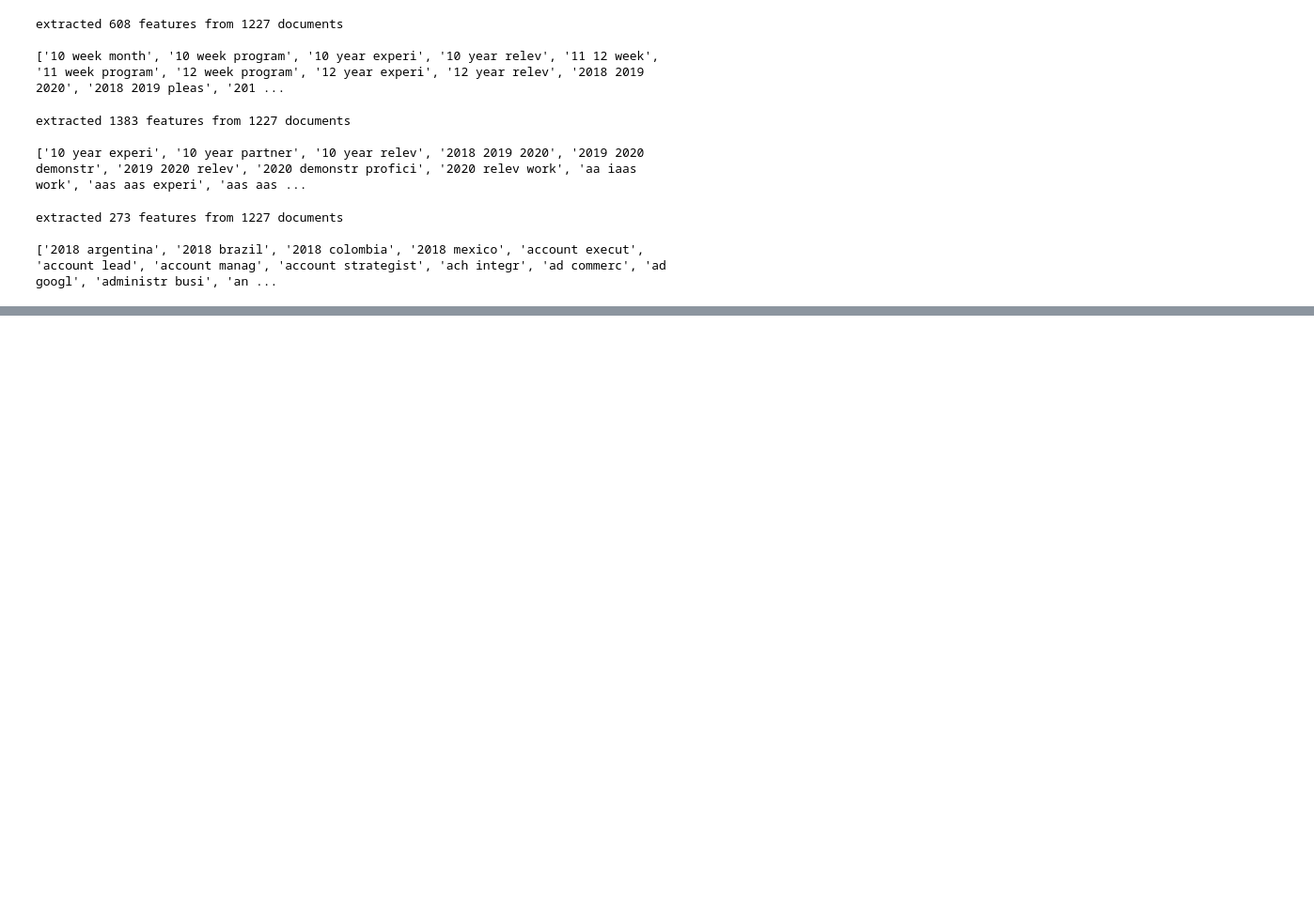
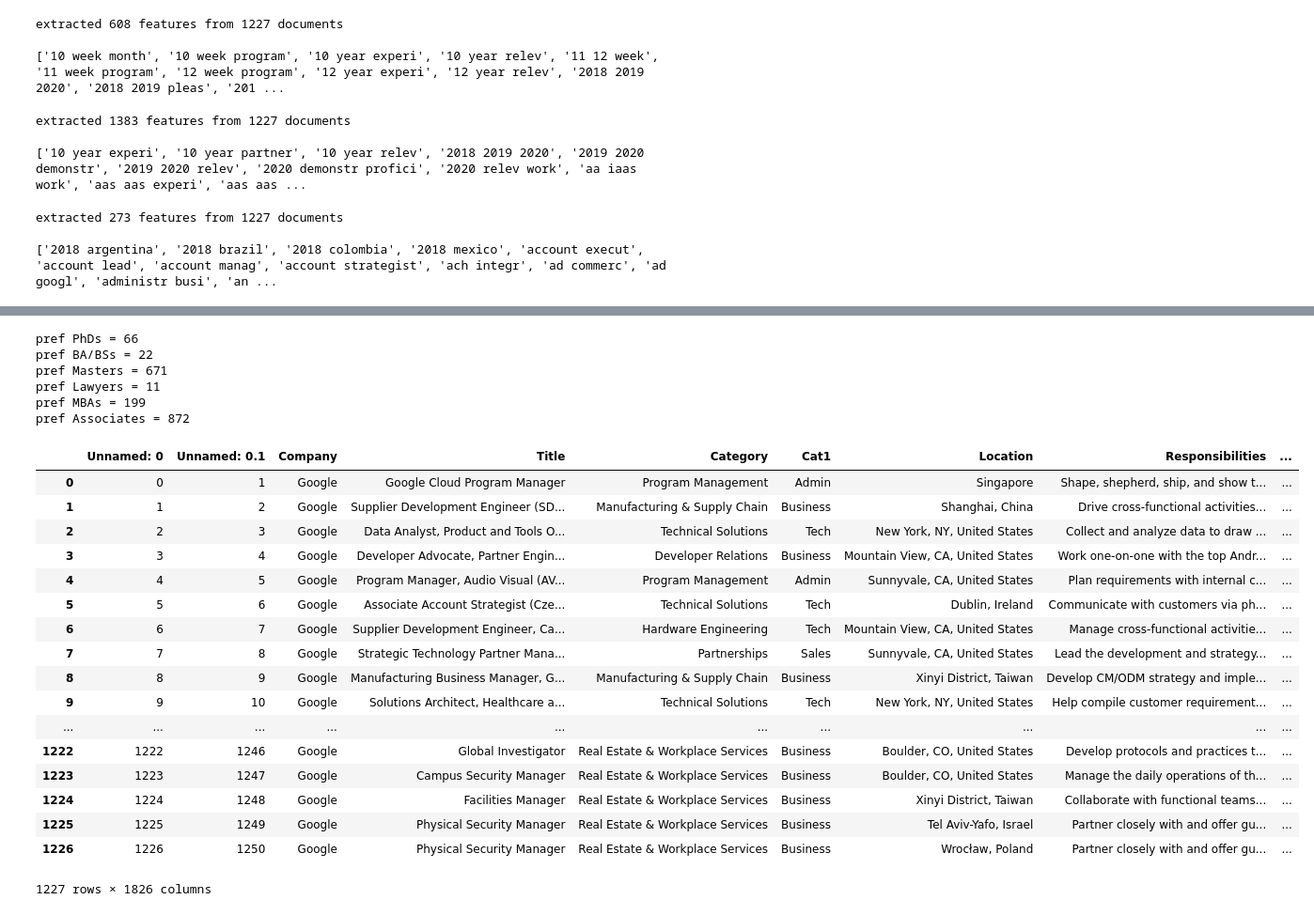
Before and after one commit to RyanGale-AK/Job-Match-Prediction, a Jupyter notebook: text_cleaning.ipynb, the cells around one changed output, grey strips where cells are left out. Shown: that part at 94% size. Saved outputs shown, nothing was run; the diff lists cells and outputs as text; code cells hidden in the pictures; blank space fills up the shorter version.

Commit message:
added preferred degree qualification features

```diff
--- a/text_cleaning.ipynb
+++ b/text_cleaning.ipynb
@@ -155,0 +191,49 @@ extracted 273 features from 1227 documents
+# %%
+# extract preferred degree qualifications
+phd = []
+babs = []
+mstr = []
+dct = []
+mba = []
+asc = []
+for a in data['Preferred.Qualifications']:
+    if a is None:
+        a = ""
+    if (str(a).lower().find("phd") != -1):
+        phd.append(1)
+    else:
+        phd.append(0)
+    if (str(a).lower().find("ba/bs") != -1 or str(a).lower().find("bachelor") != -1):
+        babs.append(1)
+    else:
+        babs.append(0)
+    if (str(a).lower().find("ms") != -1 or str(a).lower().find("master") != -1):
+        mstr.append(1)
+    else:
+        mstr.append(0)
+    if (str(a).lower().find("juris") != -1):
+        dct.append(1)
+    else:
+        dct.append(0)
+    if (str(a).lower().find("mba") != -1):
+        mba.append(1)
+    else:
+        mba.append(0)
+    if (str(a).lower().find("aa") != -1 or str(a).lower().find("as") != -1):
+        asc.append(1)
+    else:
+        asc.append(0)
+
+print("pref PhDs = " + str(sum(phd[1:])))
+print("pref BA/BSs = " + str(sum(babs[1:])))
+print("pref Masters = " + str(sum(mstr[1:])))
+print("pref Lawyers = " + str(sum(dct[1:])))
+print("pref MBAs = " + str(sum(mba[1:])))
+print("pref Associates = " + str(sum(asc[1:])))
+# %% [output]
+pref PhDs = 66
+pref BA/BSs = 22
+pref Masters = 671
+pref Lawyers = 11
+pref MBAs = 199
+pref Associates = 872
@@ -155,0 +251,22 @@ extracted 273 features from 1227 documents
+# %%
+datad = pd.read_csv('dtm_jobs_v2.csv', dtype = str)
+datad
+# %% [output]
+|  | Unnamed: 0 | Unnamed: 0.1 | Company | Title | Category | Cat1 | Location | Responsibilities | ... |
+| 0 | 0 | 1 | Google | Google Cloud Program Manager | Program Management | Admin | Singapore | Shape, shepherd, ship, and show t... | ... |
+| 1 | 1 | 2 | Google | Supplier Development Engineer (SD... | Manufacturing & Supply Chain | Business | Shanghai, China | Drive cross-functional activities... | ... |
+| 2 | 2 | 3 | Google | Data Analyst, Product and Tools O... | Technical Solutions | Tech | New York, NY, United States | Collect and analyze data to draw ... | ... |
+| 3 | 3 | 4 | Google | Developer Advocate, Partner Engin... | Developer Relations | Business | Mountain View, CA, United States | Work one-on-one with the top Andr... | ... |
+| 4 | 4 | 5 | Google | Program Manager, Audio Visual (AV... | Program Management | Admin | Sunnyvale, CA, United States | Plan requirements with internal c... | ... |
+| 5 | 5 | 6 | Google | Associate Account Strategist (Cze... | Technical Solutions | Tech | Dublin, Ireland | Communicate with customers via ph... | ... |
+| 6 | 6 | 7 | Google | Supplier Development Engineer, Ca... | Hardware Engineering | Tech | Mountain View, CA, United States | Manage cross-functional activitie... | ... |
+| 7 | 7 | 8 | Google | Strategic Technology Partner Mana... | Partnerships | Sales | Sunnyvale, CA, United States | Lead the development and strategy... | ... |
+| 8 | 8 | 9 | Google | Manufacturing Business Manager, G... | Manufacturing & Supply Chain | Business | Xinyi District, Taiwan | Develop CM/ODM strategy and imple... | ... |
+| 9 | 9 | 10 | Google | Solutions Architect, Healthcare a... | Technical Solutions | Tech | New York, NY, United States | Help compile customer requirement... | ... |
+| ... | ... | ... | ... | ... | ... | ... | ... | ... | ... |
+| 1222 | 1222 | 1246 | Google | Global Investigator | Real Estate & Workplace Services | Business | Boulder, CO, United States | Develop protocols and practices t... | ... |
+| 1223 | 1223 | 1247 | Google | Campus Security Manager | Real Estate & Workplace Services | Business | Boulder, CO, United States | Manage the daily operations of th... | ... |
+| 1224 | 1224 | 1248 | Google | Facilities Manager | Real Estate & Workplace Services | Business | Xinyi District, Taiwan | Collaborate with functional teams... | ... |
+| 1225 | 1225 | 1249 | Google | Physical Security Manager | Real Estate & Workplace Services | Business | Tel Aviv-Yafo, Israel | Partner closely with and offer gu... | ... |
+| 1226 | 1226 | 1250 | Google | Physical Security Manager | Real Estate & Workplace Services | Business | Wrocław, Poland | Partner closely with and offer gu... | ... |
+1227 rows × 1826 columns
```
Also changed, not shown: parts of 7 cells of this notebook, 1 other file.
